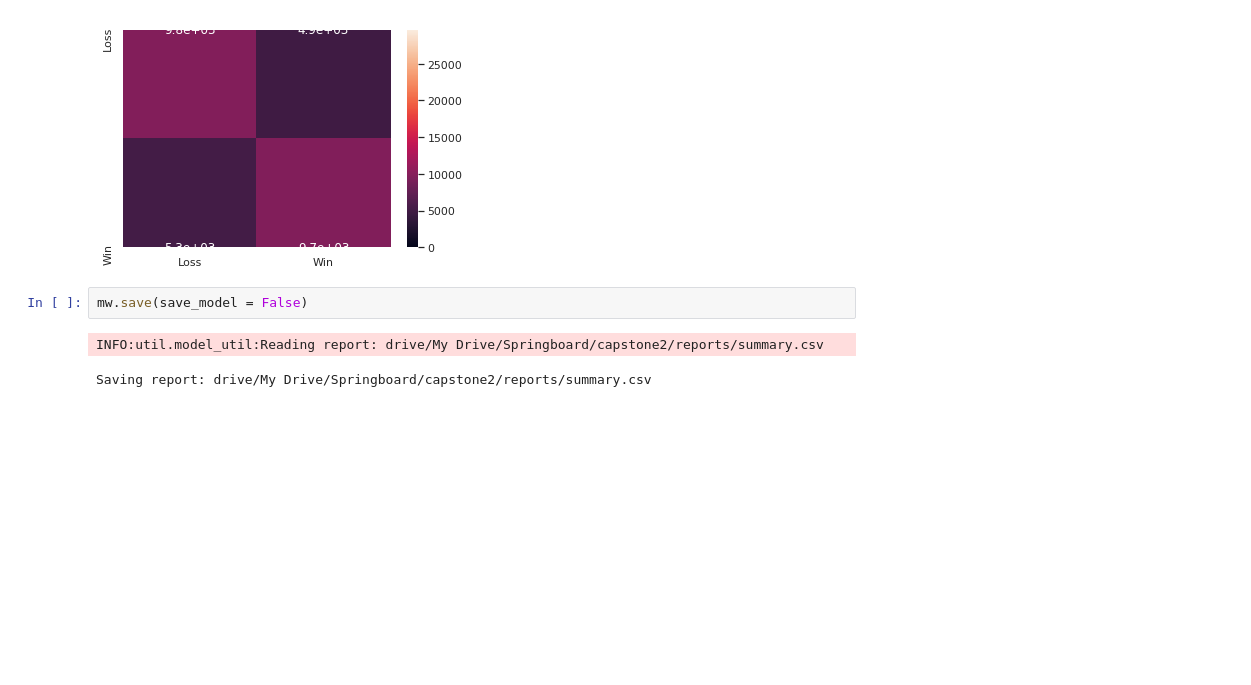
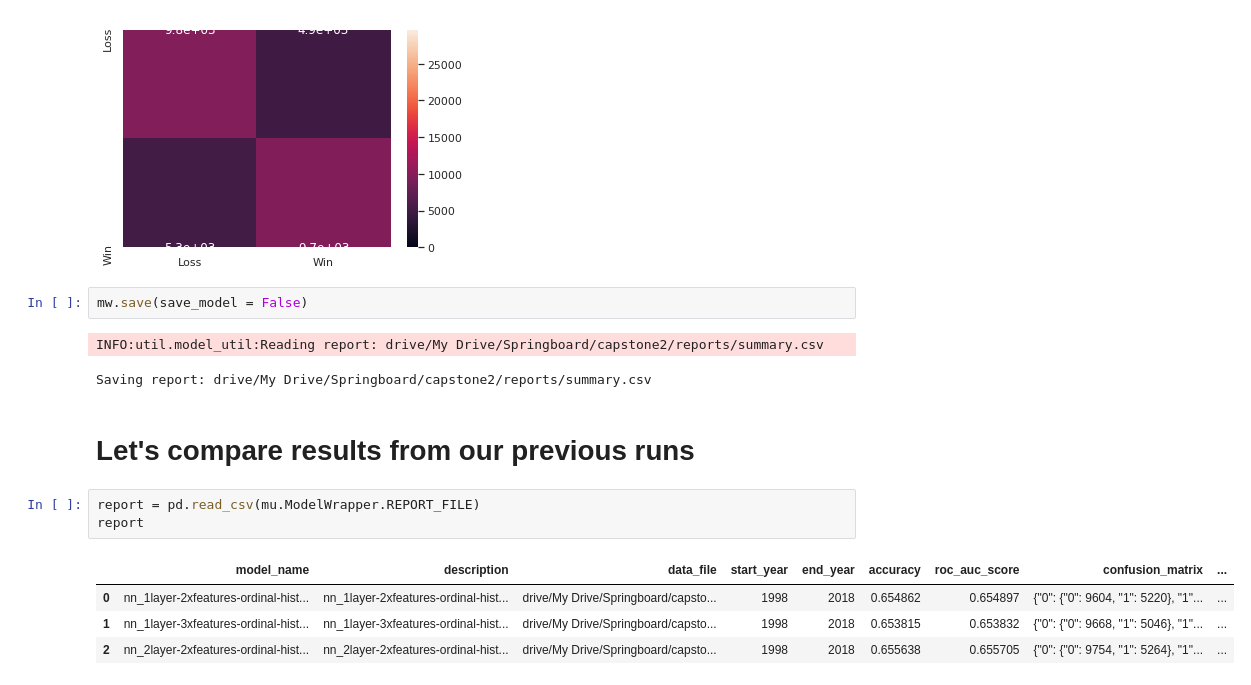
Before and after one commit to sv650s/atp-tennis-predictions, a Jupyter notebook: notebooks/5.1.0-classification-2layer_nn-2xfeatures-ordinal-history5_win_perc-stats5.ipynb, the cells around one changed output. Drawn from its saved outputs; the diff is of its cells as text; blank space fills up the shorter version.

```diff
--- a/notebooks/5.1.0-classification-2layer_nn-2xfeatures-ordinal-history5_win_perc-stats5.ipynb
+++ b/notebooks/5.1.0-classification-2layer_nn-2xfeatures-ordinal-history5_win_perc-stats5.ipynb
@@ -365,3 +364,13 @@ mw.save(save_model = False)
 # %% [output]
 INFO:util.model_util:Reading report: drive/My Drive/Springboard/capstone2/reports/summary.csv
 Saving report: drive/My Drive/Springboard/capstone2/reports/summary.csv
+# %% [markdown]
+# Let's compare results from our previous runs
+# %%
+report = pd.read_csv(mu.ModelWrapper.REPORT_FILE)
+report
+# %% [output]
+|  | model_name | description | data_file | start_year | end_year | accuracy | roc_auc_score | confusion_matrix | ... |
+| 0 | nn_1layer-2xfeatures-ordinal-hist... | nn_1layer-2xfeatures-ordinal-hist... | drive/My Drive/Springboard/capsto... | 1998 | 2018 | 0.654862 | 0.654897 | {"0": {"0": 9604, "1": 5220}, "1"... | ... |
+| 1 | nn_1layer-3xfeatures-ordinal-hist... | nn_1layer-3xfeatures-ordinal-hist... | drive/My Drive/Springboard/capsto... | 1998 | 2018 | 0.653815 | 0.653832 | {"0": {"0": 9668, "1": 5046}, "1"... | ... |
+| 2 | nn_2layer-2xfeatures-ordinal-hist... | nn_2layer-2xfeatures-ordinal-hist... | drive/My Drive/Springboard/capsto... | 1998 | 2018 | 0.655638 | 0.655705 | {"0": {"0": 9754, "1": 5264}, "1"... | ... |
```
Also changed, not shown: parts of 3 cells of this notebook.
